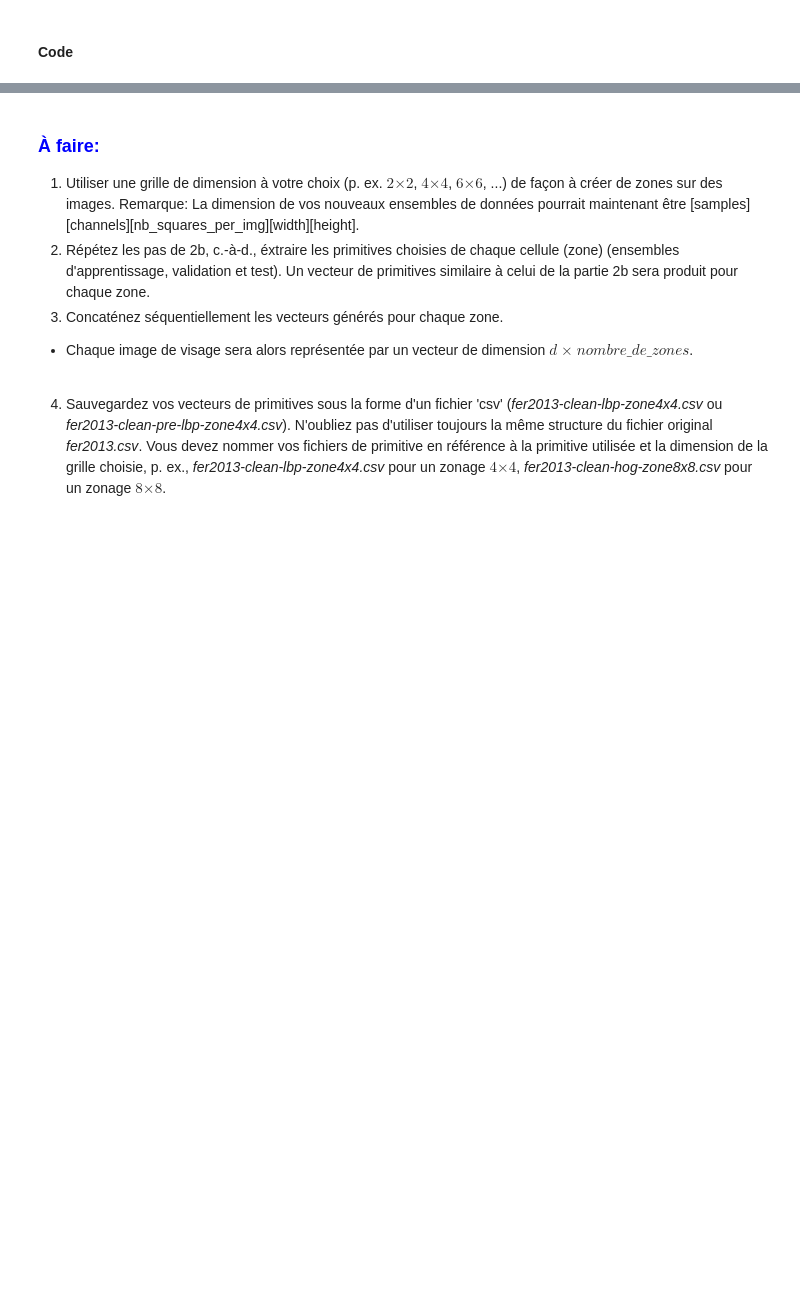
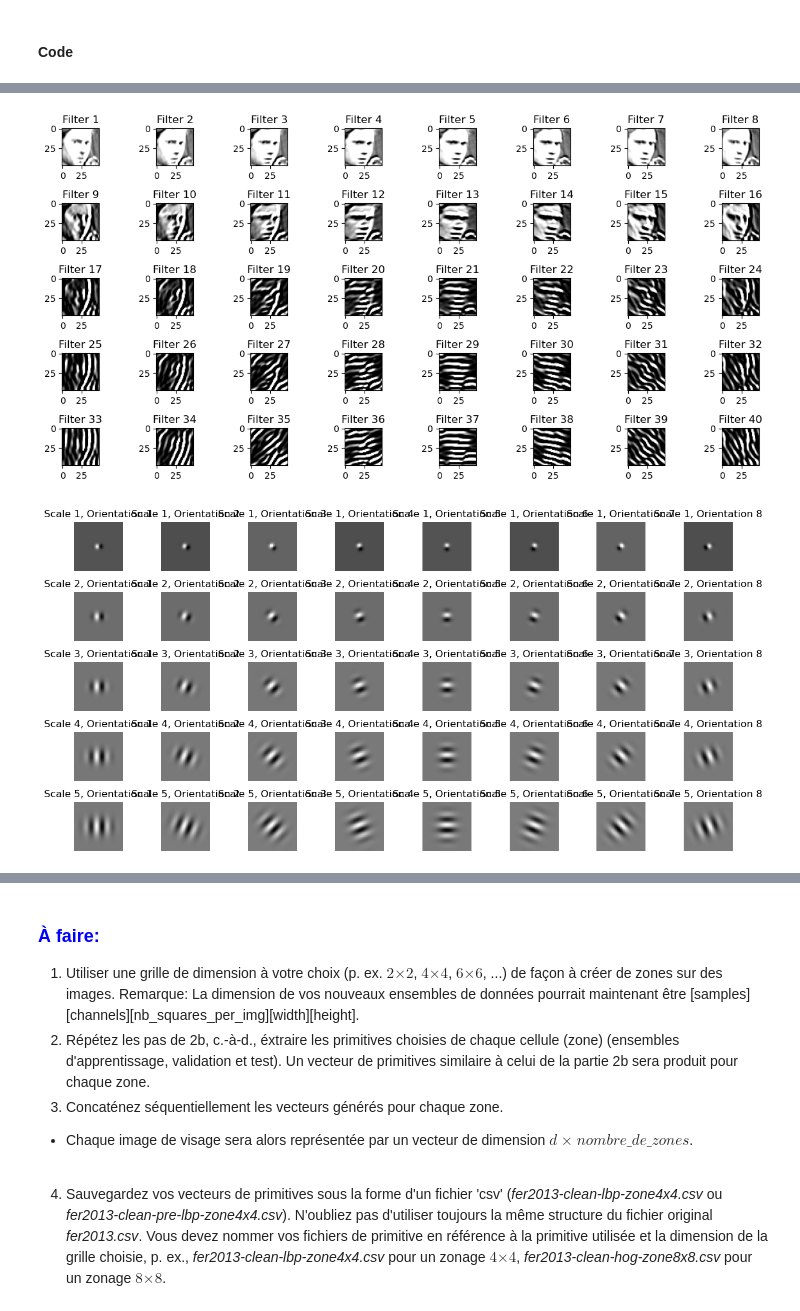
Before and after one commit to Scammaz/771-lab2, a Jupyter notebook: Lab2_GTI771_H24_Ver2.ipynb, the cells around one changed output, grey strips where cells are left out. Drawn from its saved outputs; the diff is of its cells as text; code cells hidden in the pictures; blank space fills up the shorter version.

```diff
--- a/Lab2_GTI771_H24_Ver2.ipynb
+++ b/Lab2_GTI771_H24_Ver2.ipynb
@@ -263,3 +265,22 @@ plt.show()
+# %%
+plt.figure(figsize=(12, 6))
+plt.subplot(5, 8, 1)
+plt.imshow(example_image, cmap='gray')
+plt.title('Original Image')
+
+for i, filtered_image in enumerate(filtered_images):  # Display the first 10 filtered images
+    plt.subplot(5, 8, i + 1)  # Change the starting index to 1 to avoid ValueError
+    plt.imshow(filtered_image, cmap='gray')
+    plt.title(f'Filter {i+1}')
+
+plt.tight_layout()
+plt.show()
+
+# Visualize all the Gabor kernels
+visualize_kernels(best_kernels, orientations=8, scales=5)
+# %% [output]
+[figure, added]
+[figure, added]
 # %%
 # Votre code ici
 import cv2
```
Also changed, not shown: parts of 2 cells of this notebook.
